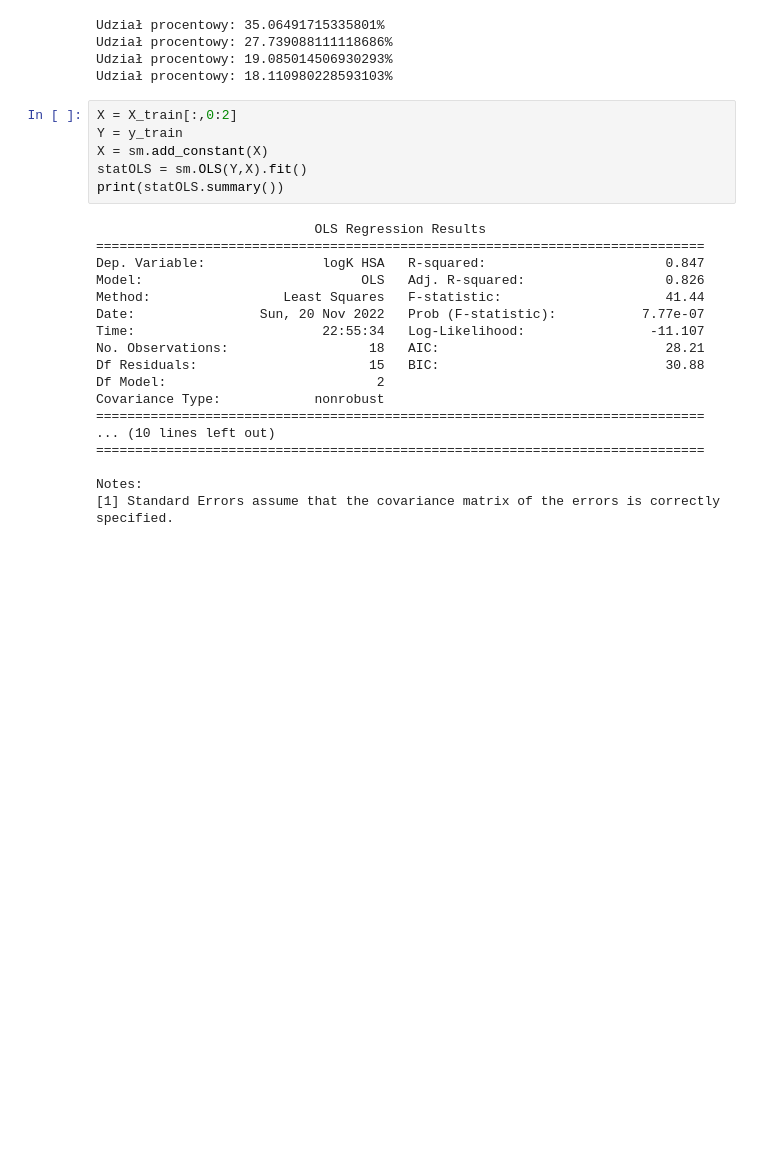
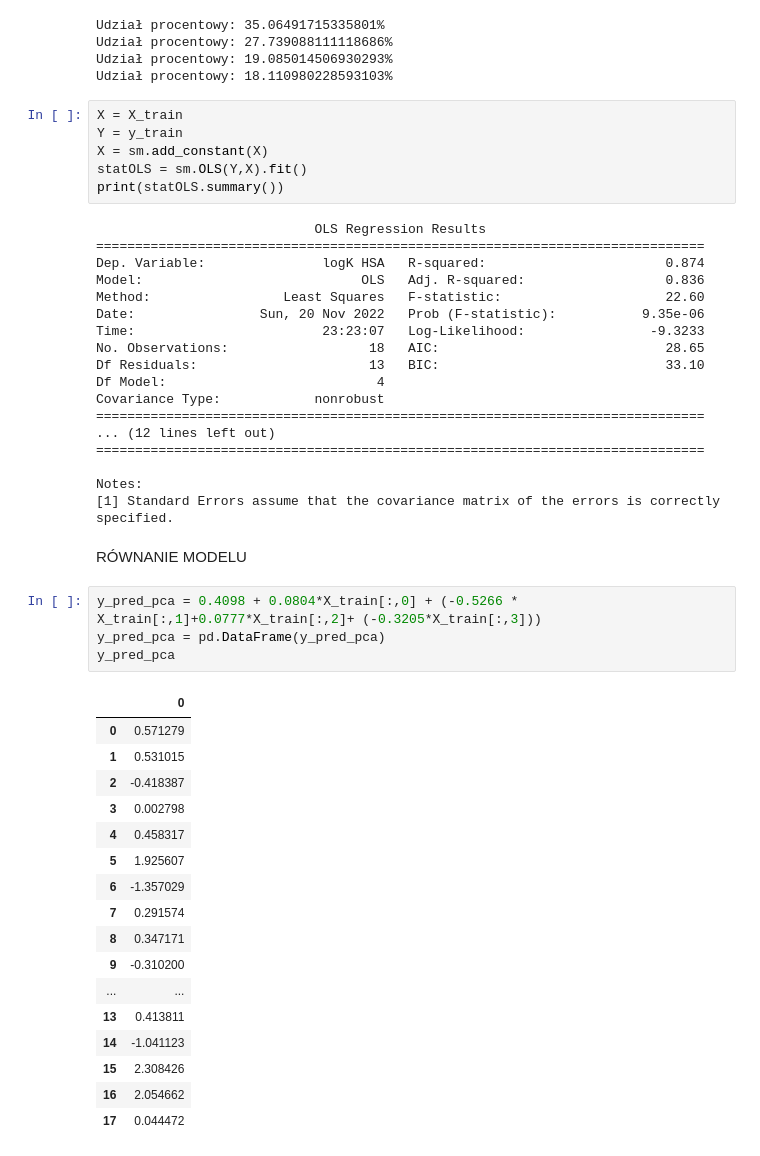
Before and after one commit to Miczel00/machine-learning, a Jupyter notebook: zaj1/main.ipynb, the cells around one changed output. Saved outputs shown, nothing was run; the diff lists cells and outputs as text; blank space fills up the shorter version.

```diff
--- a/zaj1/main.ipynb
+++ b/zaj1/main.ipynb
@@ -511,7 +496,7 @@ Udział procentowy: 27.739088111118686%
 Udział procentowy: 19.085014506930293%
 Udział procentowy: 18.110980228593103%
 # %%
-X = X_train[:,0:2]
+X = X_train
 Y = y_train
 X = sm.add_constant(X)
 statOLS = sm.OLS(Y,X).fit()
@@ -519,18 +504,42 @@ print(statOLS.summary())
 # %% [output]
                             OLS Regression Results
 ==============================================================================
-Dep. Variable:               logK HSA   R-squared:                       0.847
-Model:                            OLS   Adj. R-squared:                  0.826
-Method:                 Least Squares   F-statistic:                     41.44
-Date:                Sun, 20 Nov 2022   Prob (F-statistic):           7.77e-07
-Time:                        22:55:34   Log-Likelihood:                -11.107
-No. Observations:                  18   AIC:                             28.21
-Df Residuals:                      15   BIC:                             30.88
-Df Model:                           2
+Dep. Variable:               logK HSA   R-squared:                       0.874
+Model:                            OLS   Adj. R-squared:                  0.836
+Method:                 Least Squares   F-statistic:                     22.60
+Date:                Sun, 20 Nov 2022   Prob (F-statistic):           9.35e-06
+Time:                        23:23:07   Log-Likelihood:                -9.3233
+No. Observations:                  18   AIC:                             28.65
+Df Residuals:                      13   BIC:                             33.10
+Df Model:                           4
 Covariance Type:            nonrobust
 ==============================================================================
-... (10 lines left out)
+... (12 lines left out)
 ==============================================================================
 
 Notes:
 [1] Standard Errors assume that the covariance matrix of the errors is correctly specified.
+# %% [markdown]
+RÓWNANIE MODELU
+# %%
+y_pred_pca = 0.4098 + 0.0804*X_train[:,0] + (-0.5266 * X_train[:,1]+0.0777*X_train[:,2]+ (-0.3205*X_train[:,3]))
+y_pred_pca = pd.DataFrame(y_pred_pca)
+y_pred_pca
+# %% [output]
+|  | 0 |
+| 0 | 0.571279 |
+| 1 | 0.531015 |
+| 2 | -0.418387 |
+| 3 | 0.002798 |
+| 4 | 0.458317 |
+| 5 | 1.925607 |
+| 6 | -1.357029 |
+| 7 | 0.291574 |
+| 8 | 0.347171 |
+| 9 | -0.310200 |
+| ... | ... |
+| 13 | 0.413811 |
+| 14 | -1.041123 |
+| 15 | 2.308426 |
+| 16 | 2.054662 |
+| 17 | 0.044472 |
```
Also changed, not shown: parts of 5 cells of this notebook.
